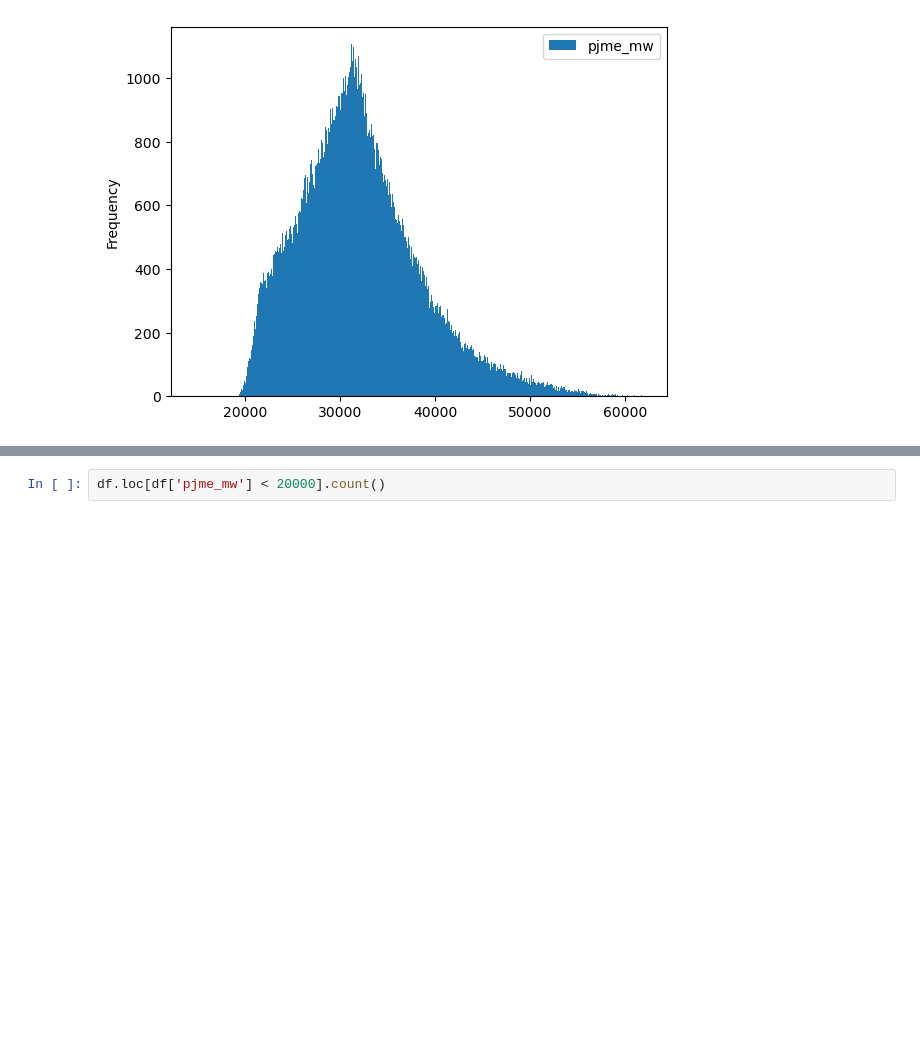
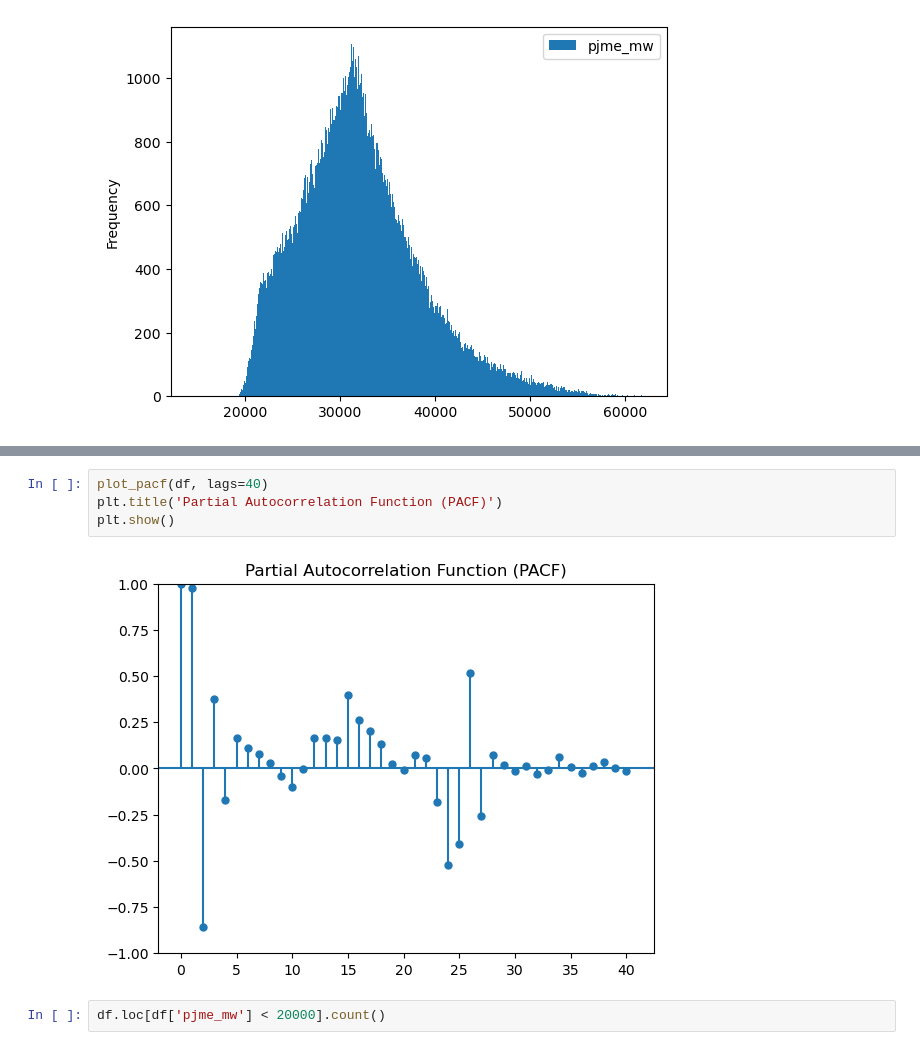
Before and after one commit to SabrinaOtoni/EnergyConsumptionCase, a Jupyter notebook: notebooks/n01_exploratory_data_analysis.ipynb, the cells around one changed output, grey strips where cells are left out. Cells and saved outputs as stored; diff of their text form; blank space fills up the shorter version.

```diff
--- a/notebooks/n01_exploratory_data_analysis.ipynb
+++ b/notebooks/n01_exploratory_data_analysis.ipynb
@@ -62,3 +117,9 @@ plt.show()
+# %%
+plot_pacf(df, lags=40)
+plt.title('Partial Autocorrelation Function (PACF)')
+plt.show()
+# %% [output]
+[figure, added]
 # %%
 df.loc[df['pjme_mw'] < 20000].count()
 # %% [output]
```
Also changed, not shown: parts of 8 cells of this notebook, 12 other files.
